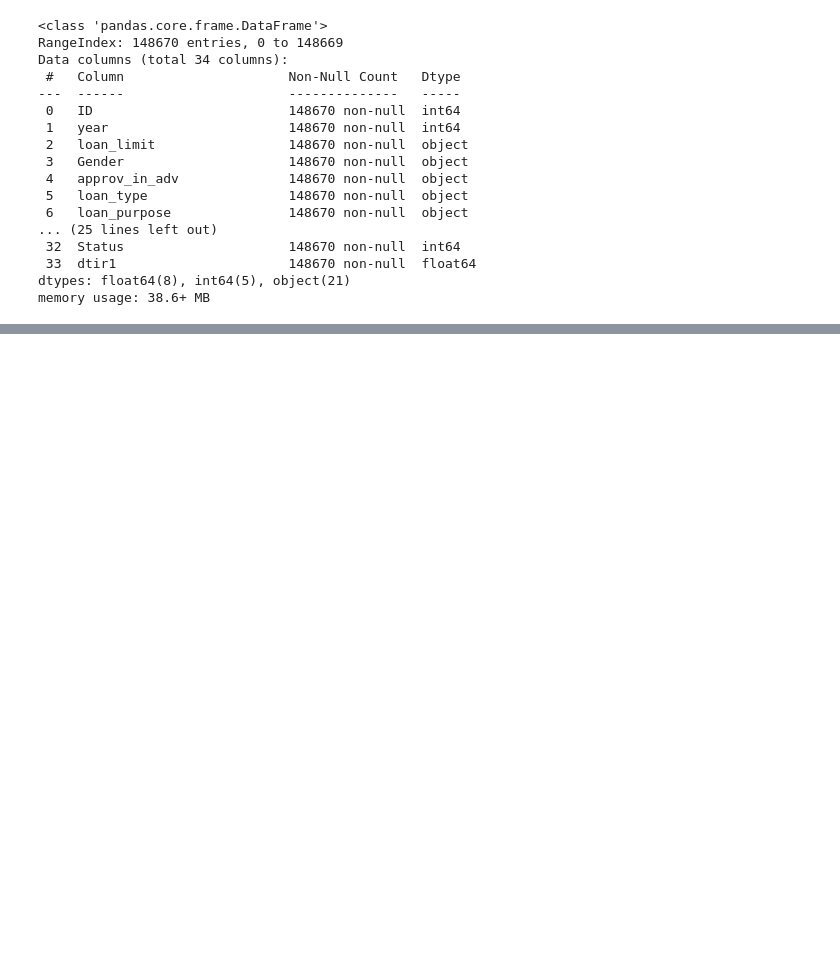
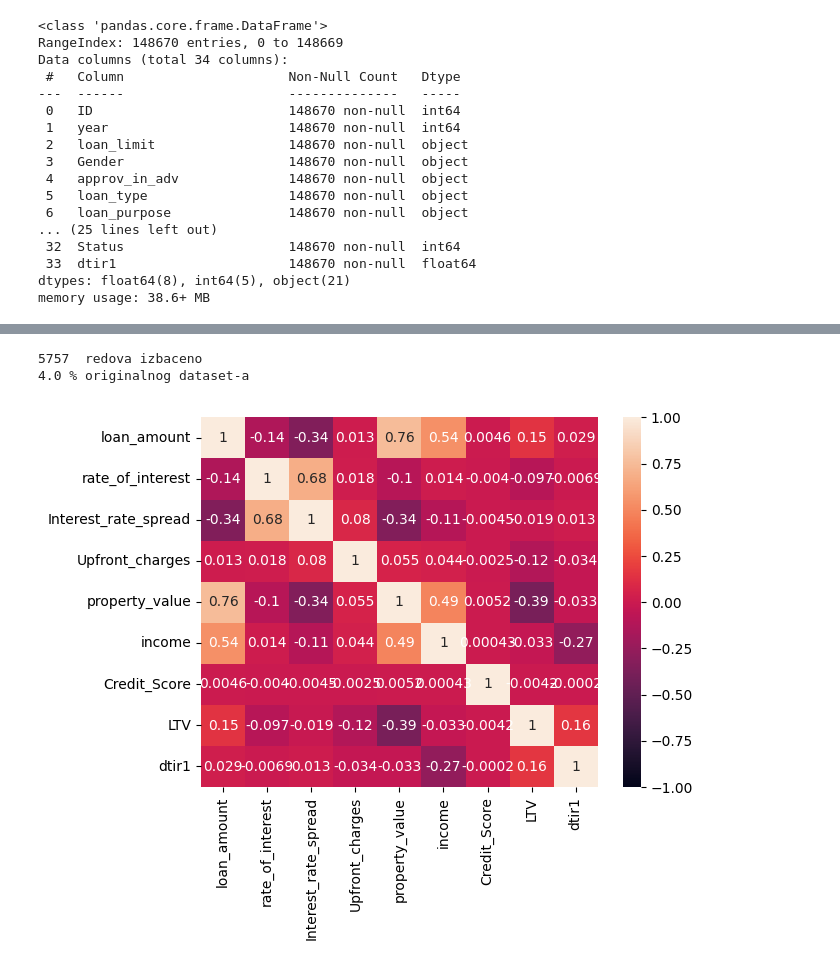
Before and after one commit to MATF-istrazivanje-podataka-1/2023_Data_Mining_Loans_Dataset, a Jupyter notebook: preprocessing/preprocessing.ipynb, the cells around one changed output, grey strips where cells are left out. Saved outputs shown, nothing was run; the diff lists cells and outputs as text; code cells hidden in the pictures; blank space fills up the shorter version.

```diff
--- a/preprocessing/preprocessing.ipynb
+++ b/preprocessing/preprocessing.ipynb
@@ -303,0 +282,3 @@ X_train, X_test, _, _ = train_test_split(X, )
+# %%
+num_cols = [col for col in df.columns if df[col].dtype != 'object']
+num_cols
@@ -303,0 +299,3 @@ X_train, X_test, _, _ = train_test_split(X, )
+# %%
+for col in num_cols:
+    print("{} {} ".format(col, df[col].nunique()))
@@ -303,0 +316,30 @@ X_train, X_test, _, _ = train_test_split(X, )
+# %%
+num_cols.remove('ID')
+num_cols.remove('year')
+num_cols.remove('term')
+num_cols.remove('Status')
+# %%
+df_temp = df.copy()
+for col in num_cols:
+    q1 = df_temp[col].quantile(0.25)
+    q3 = df_temp[col].quantile(0.75)
+    IQR = q3-q1
+    lower = q1-3*IQR
+    upper = q3+3*IQR
+    df_temp = df_temp[(df_temp[col] < upper) & (df_temp[col] > lower)]
+
+dropped = len(df) - len(df_temp)
+proportion_remaining = round(len(df_temp) / len(df), 5)
+proportion_dropped = round(1 - proportion_remaining, 2) * 100
+print(dropped, ' redova izbaceno')
+print(proportion_dropped, "% originalnog dataset-a" )
+df = df_temp
+# %% [output]
+5757  redova izbaceno
+4.0 % originalnog dataset-a
+# %%
+corr = df[num_cols].corr()
+import seaborn as sns
+heatmap = sns.heatmap(corr, vmin=-1, vmax=1, annot=True)
+# %% [output]
+[figure, added]
```
Also changed, not shown: parts of 10 cells of this notebook, 6 other files.
